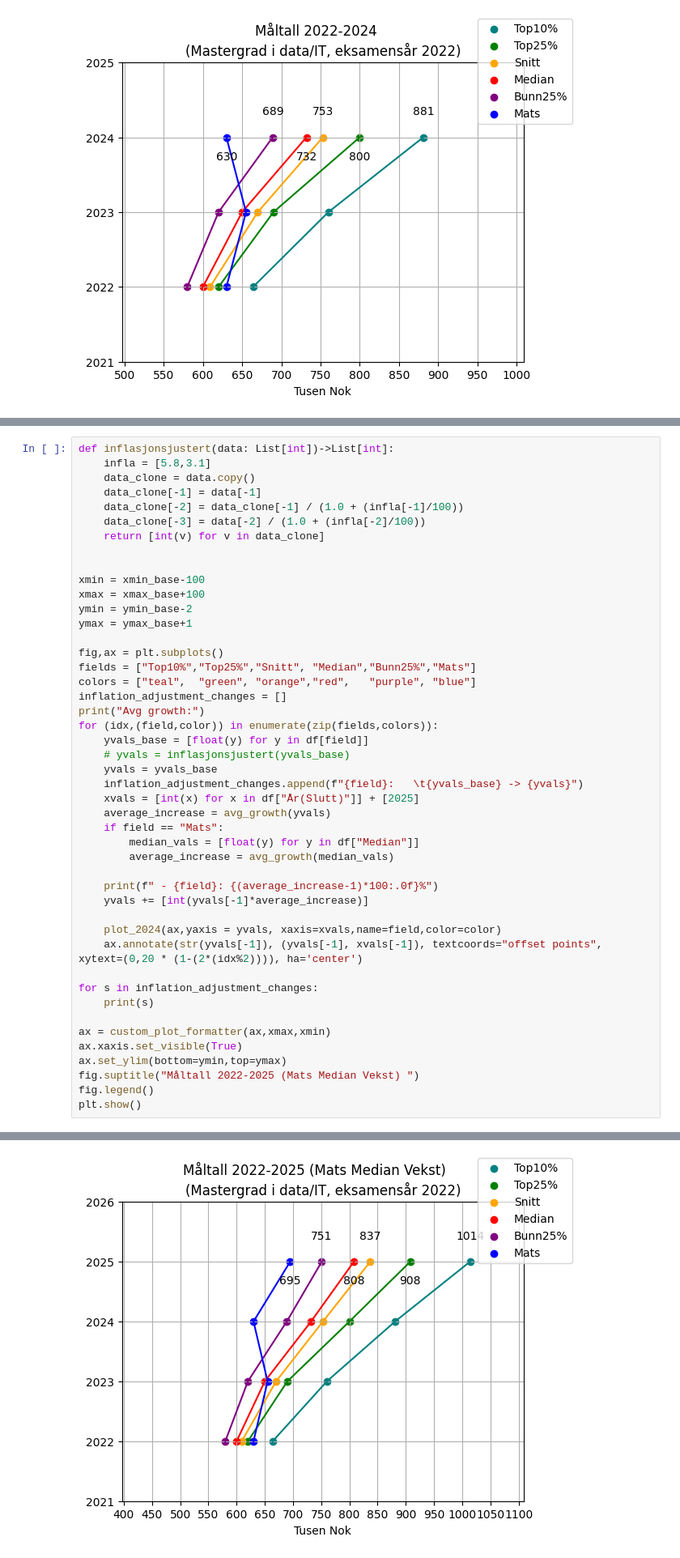
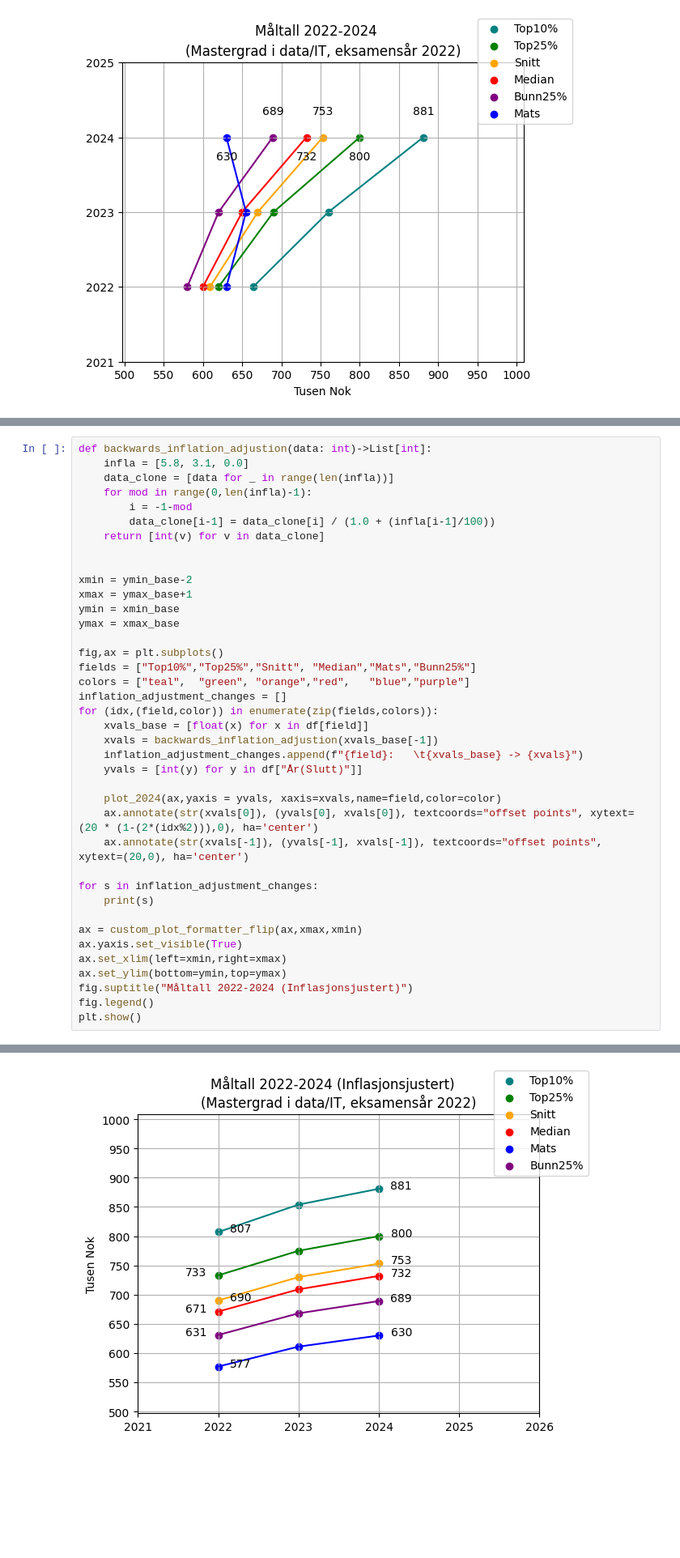
Before and after one commit to MatsRivel/Lonnssamtale, a Jupyter notebook: Main.ipynb, the cells around one changed output, grey strips where cells are left out. Shown: that part at 81% size. Cells and saved outputs as stored; diff of their text form; blank space fills up the shorter version.

```diff
--- a/Main.ipynb
+++ b/Main.ipynb
@@ -316,47 +339,40 @@ Mats: [630.0, 655.0, 630.0] -> [619, 611, 630]
 # %%
-def inflasjonsjustert(data: List[int])->List[int]:
-    infla = [5.8,3.1]
-    data_clone = data.copy()
-    data_clone[-1] = data[-1]
-    data_clone[-2] = data_clone[-1] / (1.0 + (infla[-1]/100))
-    data_clone[-3] = data[-2] / (1.0 + (infla[-2]/100))
+def backwards_inflation_adjustion(data: int)->List[int]:
+    infla = [5.8, 3.1, 0.0]
+    data_clone = [data for _ in range(len(infla))]
+    for mod in range(0,len(infla)-1):
+        i = -1-mod
+        data_clone[i-1] = data_clone[i] / (1.0 + (infla[i-1]/100))
     return [int(v) for v in data_clone]
 
 
-xmin = xmin_base-100
-xmax = xmax_base+100
-ymin = ymin_base-2
-ymax = ymax_base+1
+xmin = ymin_base-2
+xmax = ymax_base+1
+ymin = xmin_base
+ymax = xmax_base
 
 fig,ax = plt.subplots()
-fields = ["Top10%","Top25%","Snitt", "Median","Bunn25%","Mats"]
-colors = ["teal",  "green", "orange","red",   "purple", "blue"]
+fields = ["Top10%","Top25%","Snitt", "Median","Mats","Bunn25%"]
+colors = ["teal",  "green", "orange","red",   "blue","purple"]
 inflation_adjustment_changes = []
-print("Avg growth:")
 for (idx,(field,color)) in enumerate(zip(fields,colors)):
-    yvals_base = [float(y) for y in df[field]]
-    # yvals = inflasjonsjustert(yvals_base)
-    yvals = yvals_base
-    inflation_adjustment_changes.append(f"{field}:   \t{yvals_base} -> {yvals}")
-    xvals = [int(x) for x in df["År(Slutt)"]] + [2025]
-    average_increase = avg_growth(yvals)
-    if field == "Mats":
-        median_vals = [float(y) for y in df["Median"]]
-        average_increase = avg_growth(median_vals)
-
-    print(f" - {field}: {(average_increase-1)*100:.0f}%")
-    yvals += [int(yvals[-1]*average_increase)]
+    xvals_base = [float(x) for x in df[field]]
+    xvals = backwards_inflation_adjustion(xvals_base[-1])
+    inflation_adjustment_changes.append(f"{field}:   \t{xvals_base} -> {xvals}")
+    yvals = [int(y) for y in df["År(Slutt)"]]
 
     plot_2024(ax,yaxis = yvals, xaxis=xvals,name=field,color=color)
-    ax.annotate(str(yvals[-1]), (yvals[-1], xvals[-1]), textcoords="offset points", xytext=(0,20 * (1-(2*(idx%2)))), ha='center')
+    ax.annotate(str(xvals[0]), (yvals[0], xvals[0]), textcoords="offset points", xytext=(20 * (1-(2*(idx%2))),0), ha='center')
+    ax.annotate(str(xvals[-1]), (yvals[-1], xvals[-1]), textcoords="offset points", xytext=(20,0), ha='center')
 
 for s in inflation_adjustment_changes:
     print(s)
 
-ax = custom_plot_formatter(ax,xmax,xmin)
-ax.xaxis.set_visible(True)
+ax = custom_plot_formatter_flip(ax,xmax,xmin)
+ax.yaxis.set_visible(True)
+ax.set_xlim(left=xmin,right=xmax)
 ax.set_ylim(bottom=ymin,top=ymax)
-fig.suptitle("Måltall 2022-2025 (Mats Median Vekst) ")
+fig.suptitle("Måltall 2022-2024 (Inflasjonsjustert)")
 fig.legend()
 plt.show()
 # %% [output]
@@ -376 +385 @@ Mats:           [630.0, 655.0, 630.0] -> [630.0, 655.0, 630.0]
-[figure, old version]
+[figure, new version]
```
Also changed, not shown: parts of 5 cells of this notebook.
